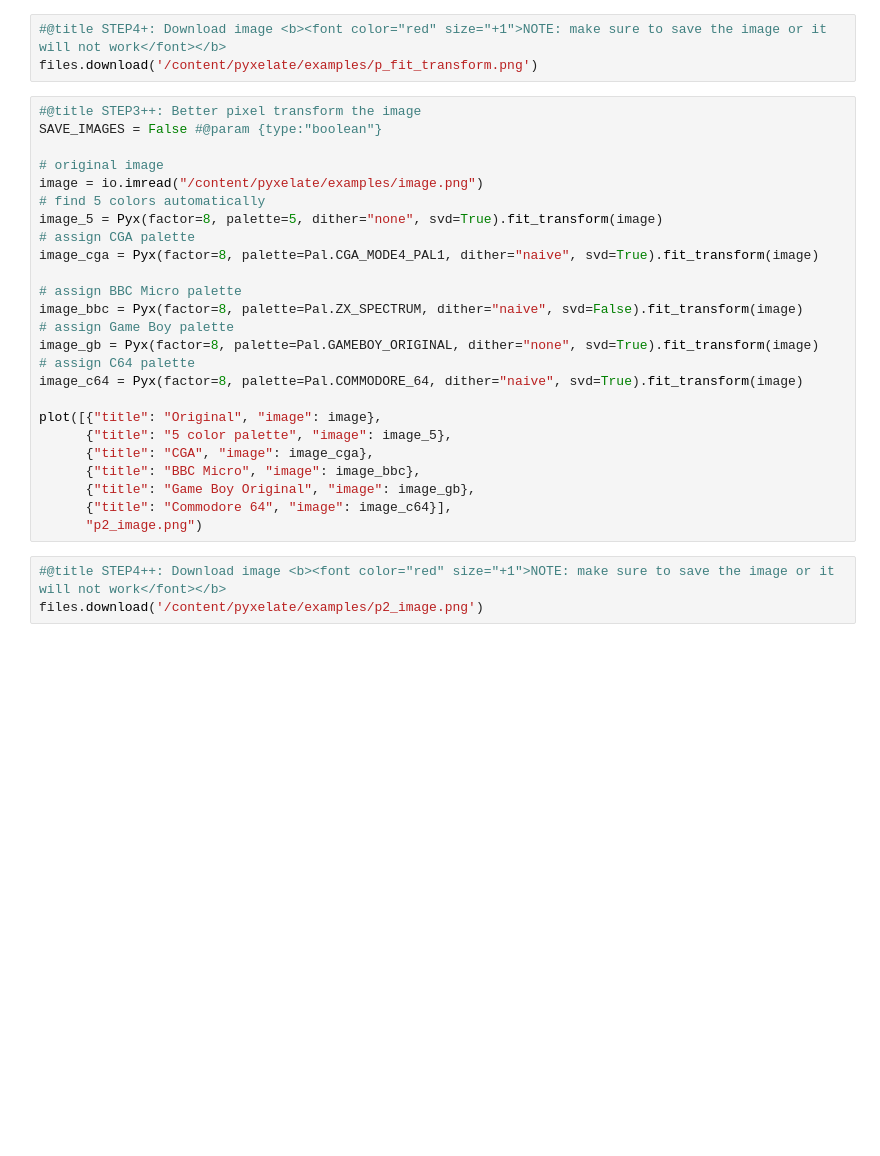
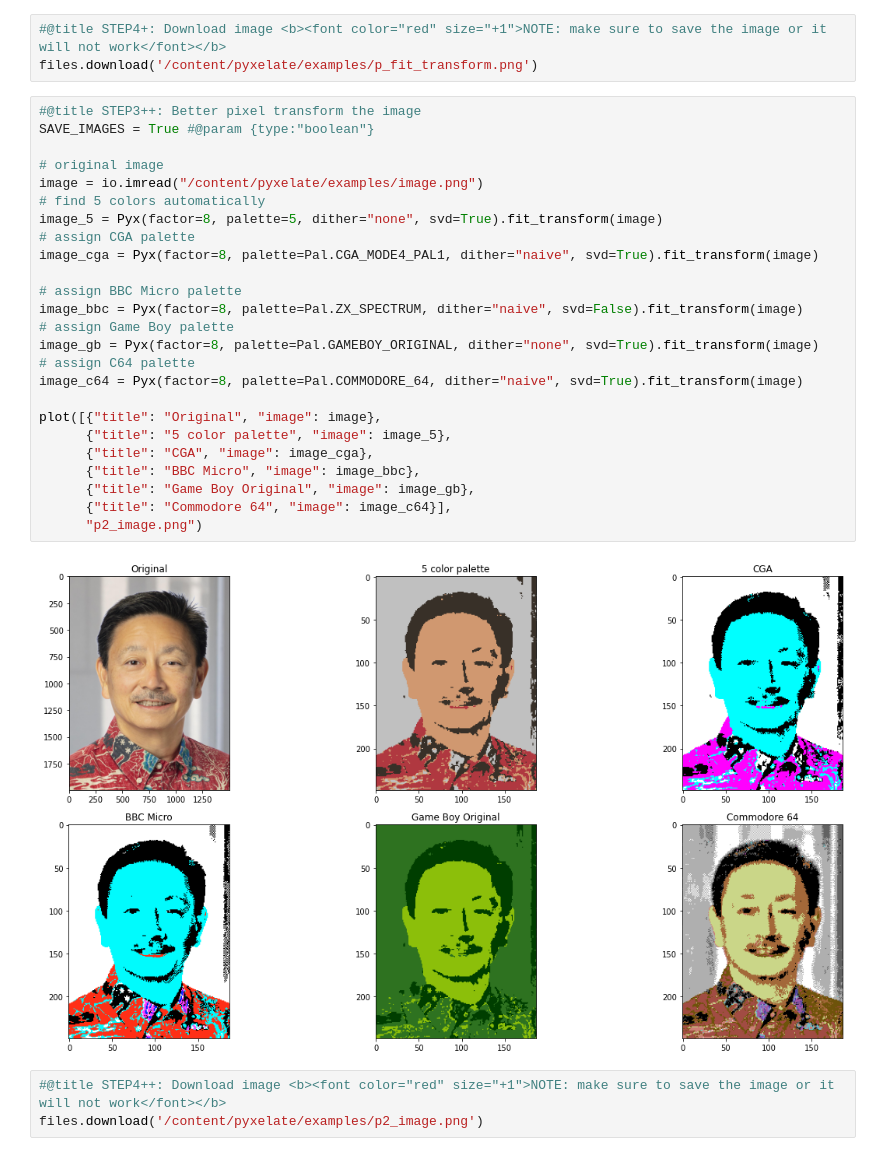
Before and after one commit to ticklecatisback/My-colab-Collections, a Jupyter notebook: Pyxelate.ipynb, the cells around one changed output. Cells and saved outputs as stored; diff of their text form; blank space fills up the shorter version.

```diff
--- a/Pyxelate.ipynb
+++ b/Pyxelate.ipynb
@@ -143,29 +161,31 @@ plot([{"title":"fit(car)", "image":car},
 files.download('/content/pyxelate/examples/p_fit_transform.png')
 # %%
 #@title STEP3++: Better pixel transform the image
-SAVE_IMAGES = False #@param {type:"boolean"}
+SAVE_IMAGES = True #@param {type:"boolean"}
 
 # original image
 image = io.imread("/content/pyxelate/examples/image.png")
 # find 5 colors automatically
 image_5 = Pyx(factor=8, palette=5, dither="none", svd=True).fit_transform(image)
 # assign CGA palette
 image_cga = Pyx(factor=8, palette=Pal.CGA_MODE4_PAL1, dither="naive", svd=True).fit_transform(image)
 
 # assign BBC Micro palette
 image_bbc = Pyx(factor=8, palette=Pal.ZX_SPECTRUM, dither="naive", svd=False).fit_transform(image)
 # assign Game Boy palette
 image_gb = Pyx(factor=8, palette=Pal.GAMEBOY_ORIGINAL, dither="none", svd=True).fit_transform(image)
 # assign C64 palette
 image_c64 = Pyx(factor=8, palette=Pal.COMMODORE_64, dither="naive", svd=True).fit_transform(image)
 
 plot([{"title": "Original", "image": image},
       {"title": "5 color palette", "image": image_5},
       {"title": "CGA", "image": image_cga},
       {"title": "BBC Micro", "image": image_bbc},
       {"title": "Game Boy Original", "image": image_gb},
       {"title": "Commodore 64", "image": image_c64}],
       "p2_image.png")
+# %% [output]
+[figure, added]
 # %%
 #@title STEP4++: Download image <b><font color="red" size="+1">NOTE: make sure to save the image or it will not work</font></b>
 files.download('/content/pyxelate/examples/p2_image.png')
```
Also changed, not shown: parts of 4 cells of this notebook.
